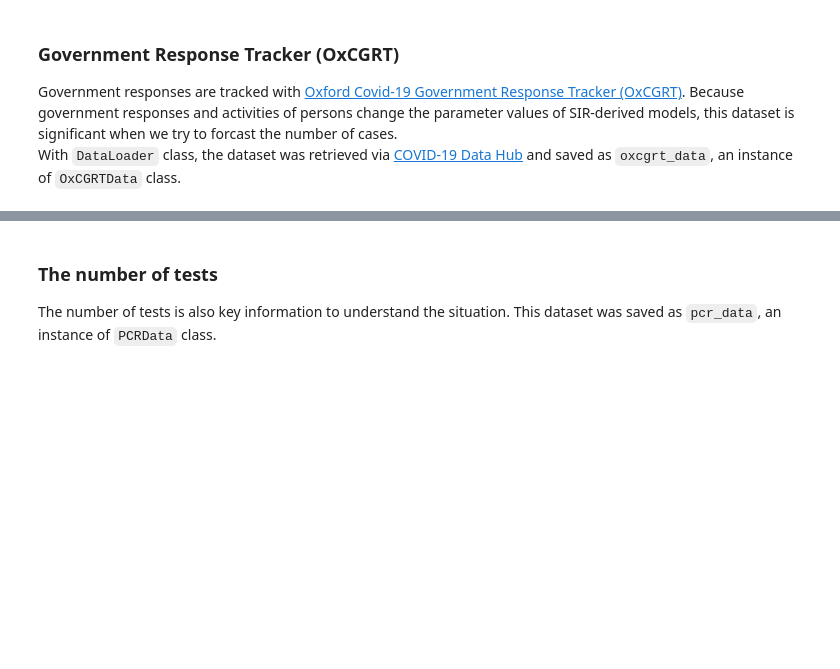
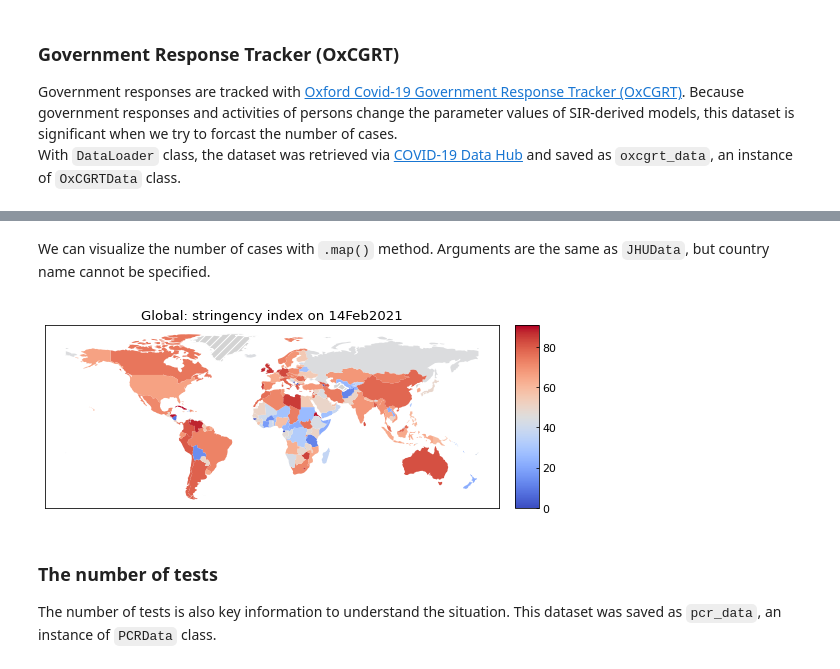
Before and after one commit to lisphilar/covid19-sir, a Jupyter notebook: example/usage_dataset.ipynb, the cells around one changed output, grey strips where cells are left out. Drawn from its saved outputs; the diff is of its cells as text; code cells hidden in the pictures; blank space fills up the shorter version.

```diff
--- a/example/usage_dataset.ipynb
+++ b/example/usage_dataset.ipynb
@@ -228,3 +405,10 @@ oxcgrt_data.subset("Japan").tail()
+# %% [markdown]
+We can visualize the number of cases with `.map()` method. Arguments are the same as `JHUData`, but country name cannot be specified.
+# %%
+# Global map with country level data
+oxcgrt_data.map(variable="Stringency_index")
+# %% [output]
+[figure, added]
 # %% [markdown]
 ### The number of tests
 The number of tests is also key information to understand the situation.
```
Also changed, not shown: parts of 59 cells of this notebook.
